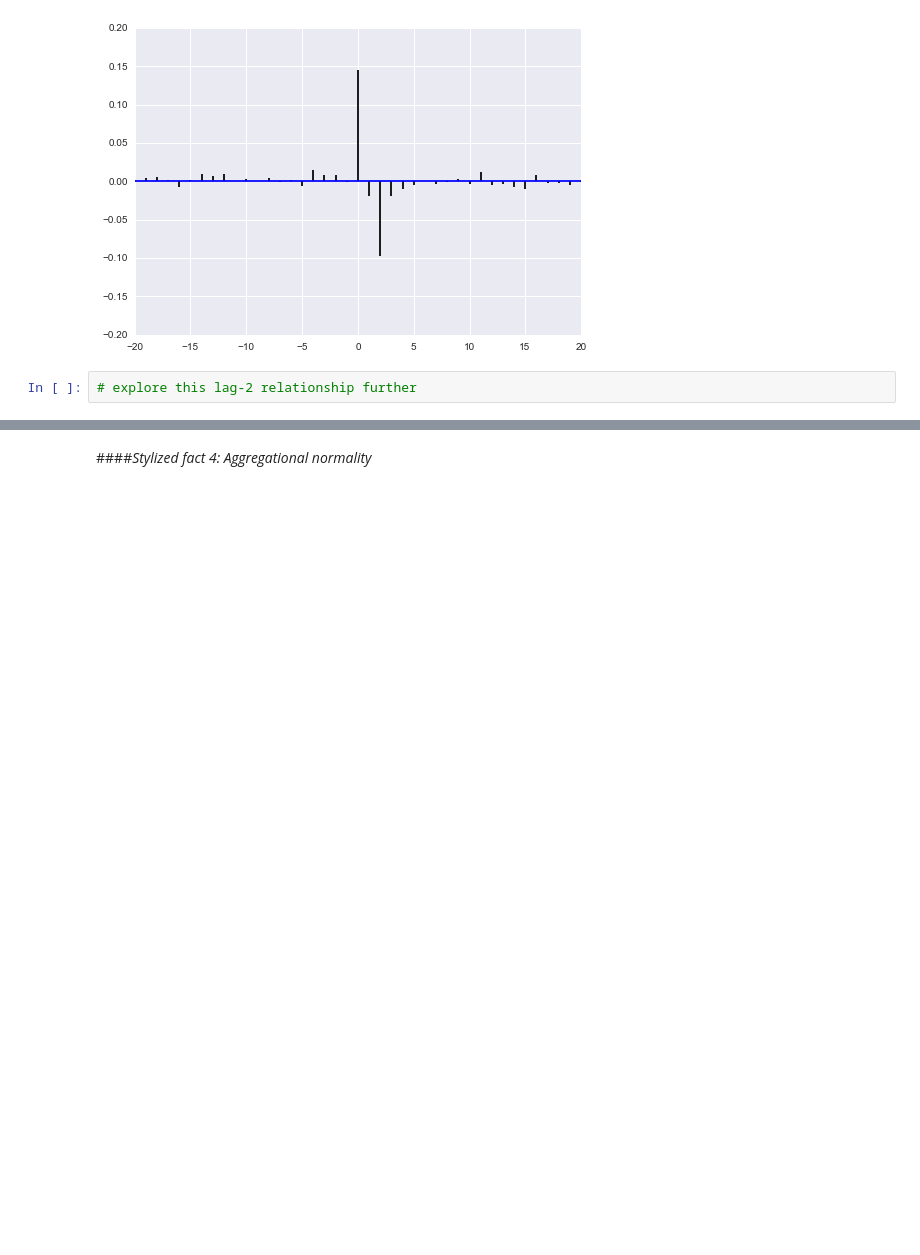
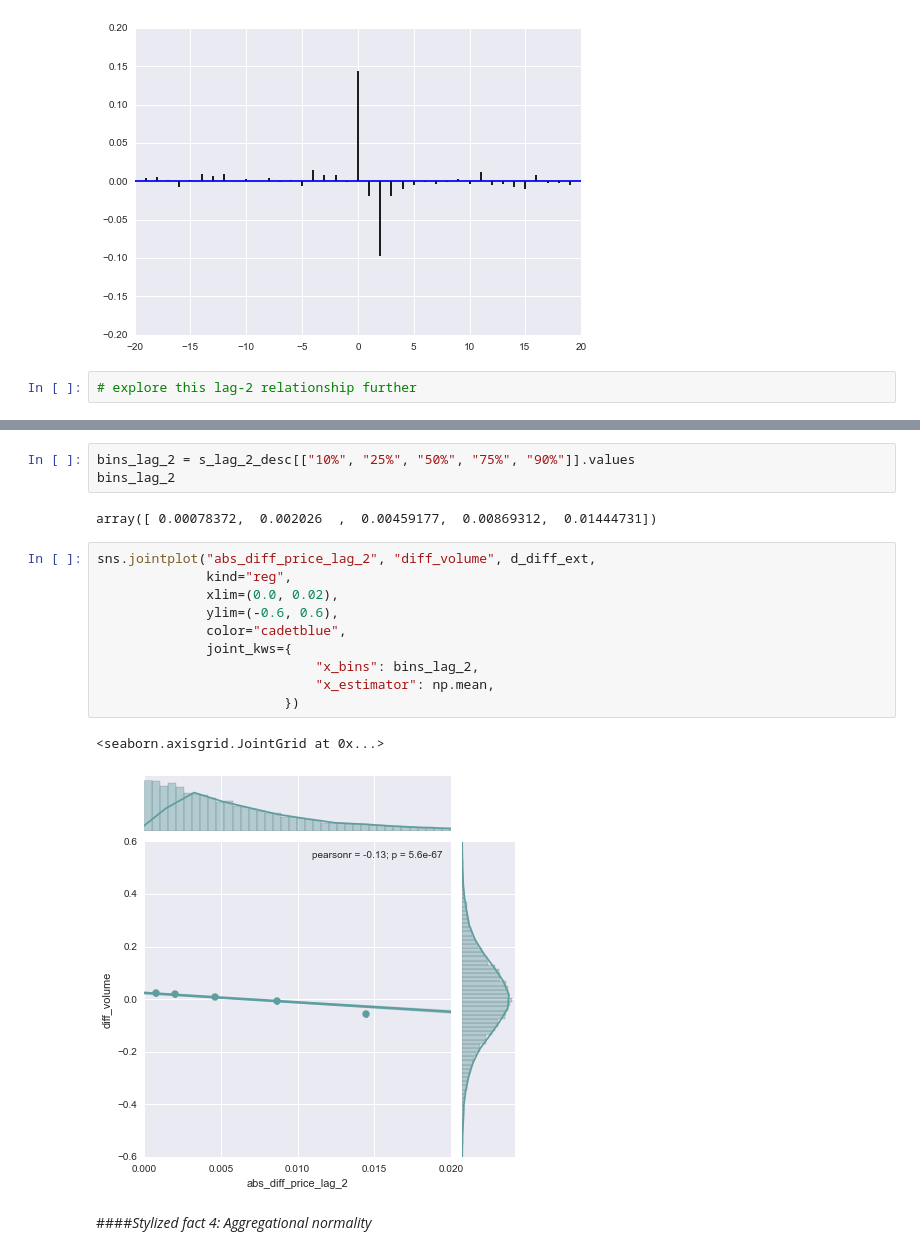
Before and after one commit to avahram/time_series_examples, a Jupyter notebook: guest_2015/ts_presentation_1.ipynb, the cells around one changed output, grey strips where cells are left out. Drawn from its saved outputs; the diff is of its cells as text; blank space fills up the shorter version.

```diff
--- a/guest_2015/ts_presentation_1.ipynb
+++ b/guest_2015/ts_presentation_1.ipynb
@@ -635,3 +633,21 @@ _ = xlim(-2, 2)
+# %%
+bins_lag_2 = s_lag_2_desc[["10%", "25%", "50%", "75%", "90%"]].values
+bins_lag_2
+# %% [output]
+array([ 0.00078372,  0.002026  ,  0.00459177,  0.00869312,  0.01444731])
+# %%
+sns.jointplot("abs_diff_price_lag_2", "diff_volume", d_diff_ext,
+              kind="reg",
+              xlim=(0.0, 0.02),
+              ylim=(-0.6, 0.6),
+              color="cadetblue",
+              joint_kws={
+                            "x_bins": bins_lag_2,
+                            "x_estimator": np.mean,
+                        })
+# %% [output]
+<seaborn.axisgrid.JointGrid at 0x...>
+[figure, added]
 # %% [markdown]
 ####*Stylized fact 4: Aggregational normality*
 # %%
```
Also changed, not shown: parts of 14 cells of this notebook, 1 other file.
